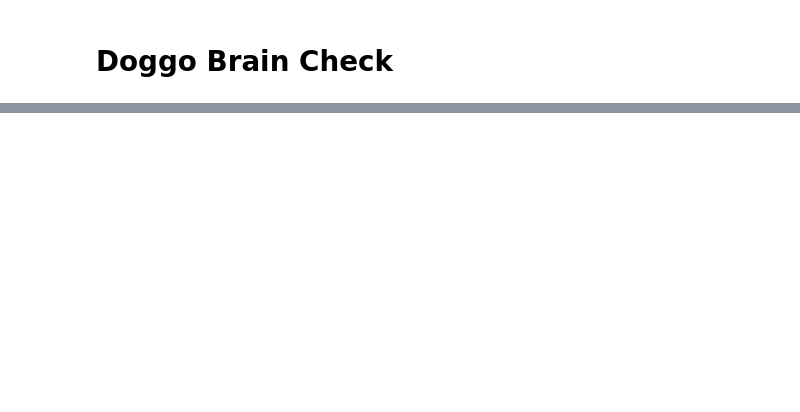
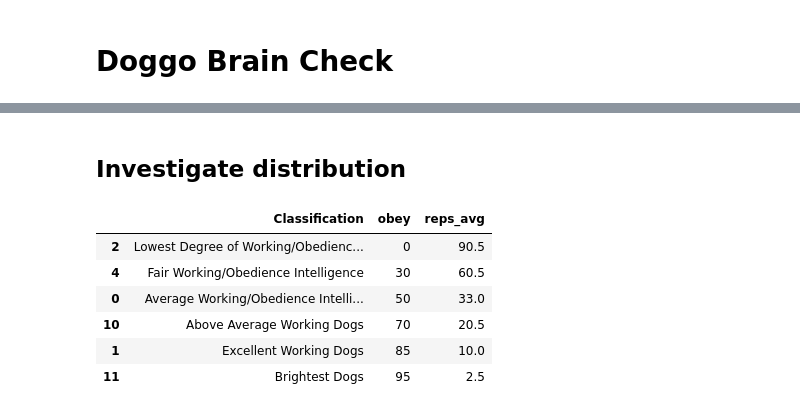
Before and after one commit to OtterBots/CST383_Project, a Jupyter notebook: Otterbot_project.ipynb, the cells around one changed output, grey strips where cells are left out. Saved outputs shown, nothing was run; the diff lists cells and outputs as text; code cells hidden in the pictures; blank space fills up the shorter version.

```diff
--- a/Otterbot_project.ipynb
+++ b/Otterbot_project.ipynb
@@ -63,0 +78,13 @@ dd
+# %% [markdown]
+## Investigate distribution
+# %%
+pd.options.display.max_rows = 250
+(dd[['Classification', 'obey', 'reps_avg']].drop_duplicates()).sort_values(by='obey')
+# %% [output]
+|  | Classification | obey | reps_avg |
+| 2 | Lowest Degree of Working/Obedienc... | 0 | 90.5 |
+| 4 | Fair Working/Obedience Intelligence | 30 | 60.5 |
+| 0 | Average Working/Obedience Intelli... | 50 | 33.0 |
+| 10 | Above Average Working Dogs | 70 | 20.5 |
+| 1 | Excellent Working Dogs | 85 | 10.0 |
+| 11 | Brightest Dogs | 95 | 2.5 |
```
Also changed, not shown: parts of 12 cells of this notebook.
